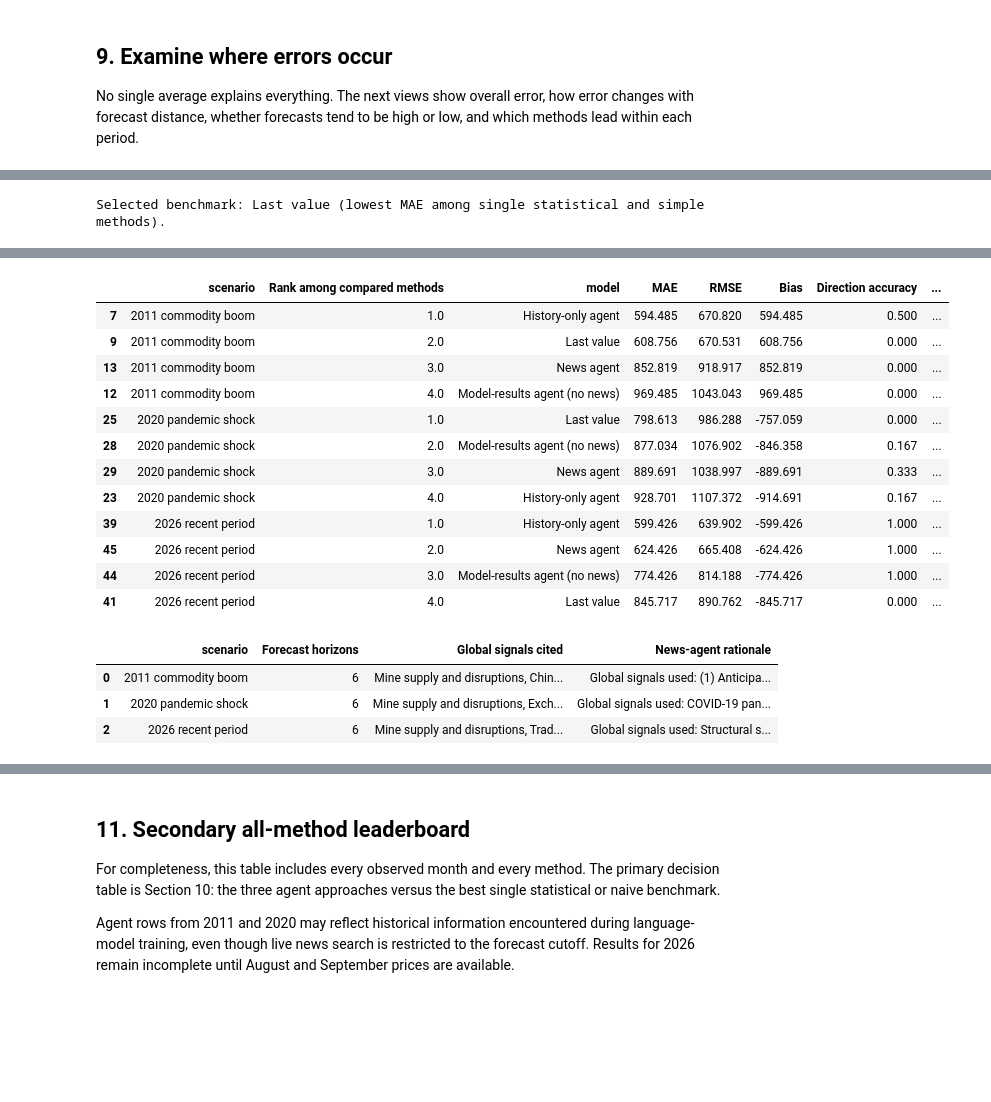
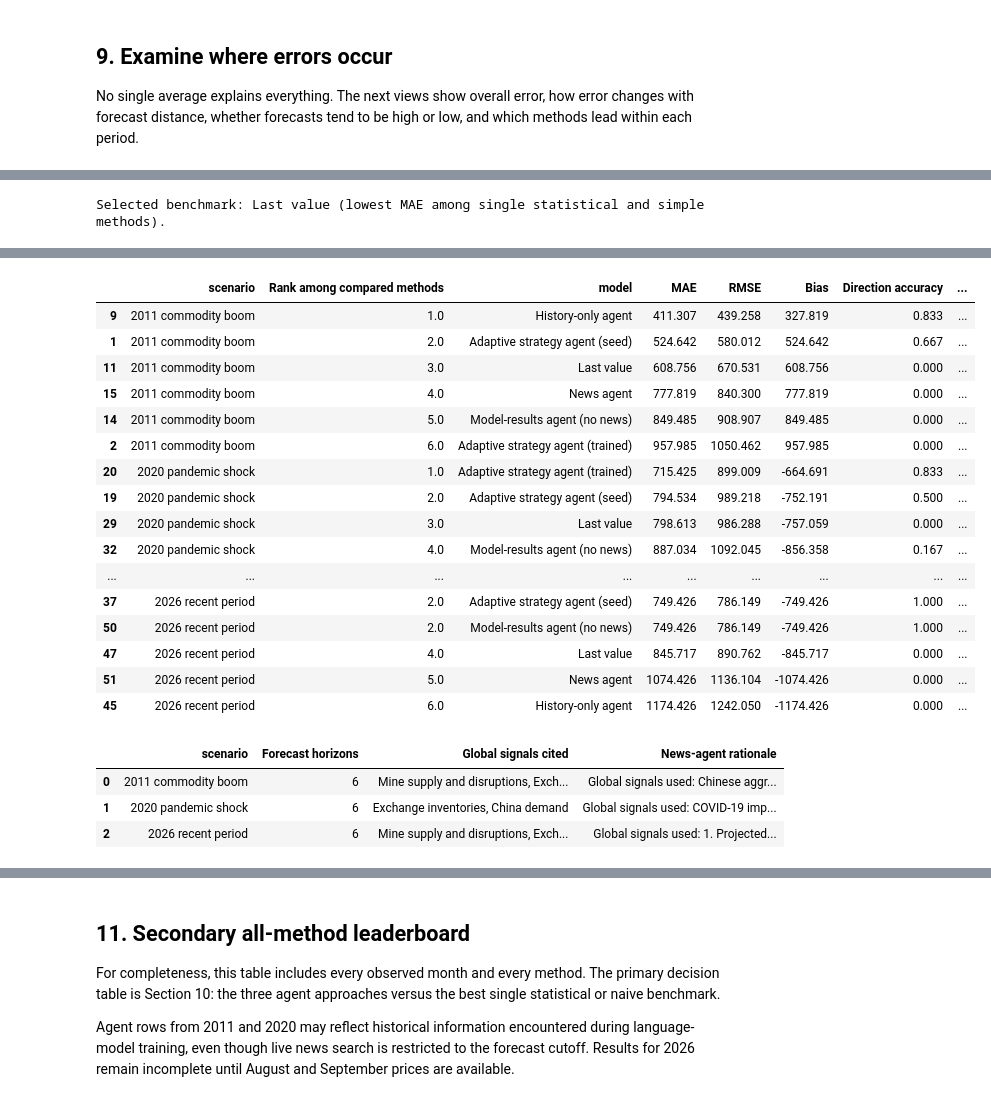
Before and after one commit to SumitSharma-Hitachi/agentic-forecasting, a Jupyter notebook: implementations/copper_forecasting/02_copper_backtest_analysis.ipynb, the cells around one changed output, grey strips where cells are left out. Cells and saved outputs as stored; diff of their text form; code cells hidden in the pictures; blank space fills up the shorter version.

Commit message:
feat: add adaptive agent

```diff
--- a/implementations/copper_forecasting/02_copper_backtest_analysis.ipynb
+++ b/implementations/copper_forecasting/02_copper_backtest_analysis.ipynb
@@ -528,4 +541,7 @@ All three run in the main comparison. They require configured model credentials
 # %%
+if (RUN_MODEL_PANEL_AGENT or RUN_ADAPTIVE_SEED_AGENT or RUN_ADAPTIVE_TRAINED_AGENT) and not RUN_NUMERICAL_METHODS:
+    raise ValueError("Model-panel and adaptive agents require RUN_NUMERICAL_METHODS=True.")
+
 agent_predictors = {}
 if RUN_HISTORY_AGENT:
     agent_predictors["History-only agent"] = build_copper_agent_predictor(
@@ -539,6 +555,23 @@ if RUN_MODEL_PANEL_AGENT:
 if RUN_NEWS_AGENT:
     agent_predictors["News agent"] = build_copper_agent_predictor(
         build_copper_news_config(model=AGENT_MODEL)
+    )
+
+adaptive_variants = [
+    (RUN_ADAPTIVE_SEED_AGENT, "Adaptive strategy agent (seed)", SEED_STRATEGY_DIR),
+    (RUN_ADAPTIVE_TRAINED_AGENT, "Adaptive strategy agent (trained)", TRAINED_STRATEGY_DIR),
+]
+for enabled, model_name, strategy_dir in adaptive_variants:
+    if not enabled:
+        continue
+    if not (strategy_dir / "SKILL.md").is_file():
+        raise FileNotFoundError(
+            f"{model_name} requires {strategy_dir / 'SKILL.md'}. "
+            "Create and freeze the strategy before enabling this protected evaluation."
+        )
+    agent_predictors[model_name] = build_copper_adaptive_predictor(
+        build_copper_adaptive_config(strategy_dir, model=AGENT_MODEL),
+        model_panels,
     )
 
 all_rows = list(results_rows)
@@ -910,8 +1033,17 @@ The news-signal audit reports only signals the agent says affected its forecast.
 # %%
-AGENT_NAMES = [
+DEFAULT_AGENT_NAMES = [
     "History-only agent",
     "Model-results agent (no news)",
     "News agent",
+]
+ADAPTIVE_AGENT_NAMES = [
+    "Adaptive strategy agent (seed)",
+    "Adaptive strategy agent (trained)",
+]
+AGENT_NAMES = [
+    name
+    for name in [*DEFAULT_AGENT_NAMES, *ADAPTIVE_AGENT_NAMES]
+    if name in agent_predictors
 ]
 BENCHMARK_FAMILIES = ["Simple baseline", "Statistical model"]
 
@@ -1014,7 +1146,7 @@ comparison_figure = px.bar(
     x="model",
     y="MAE",
     color="family",
-    title=f"Main comparison: three agent designs versus {benchmark_name}",
+    title=f"Main comparison: enabled agent designs versus {benchmark_name}",
     labels={"model": "Method", "MAE": "MAE (USD per metric ton)", "family": "Method family"},
     color_discrete_map={"Agent": COPPER, "Simple baseline": CHARCOAL, "Statistical model": TEAL},
 )
@@ -1104,8 +1236,14 @@ else:
         )
         display(signal_coverage)
 
-if not missing_agents:
-    best_agent = main_comparison.loc[main_comparison["family"] == "Agent"].sort_values("MAE").iloc[0]
+available_agent_scores = main_comparison.loc[main_comparison["family"] == "Agent"]
+if not available_agent_scores.empty:
+    best_agent = available_agent_scores.sort_values("MAE").iloc[0]
+    print(
+        f"Best enabled agent by MAE: {best_agent['model']} at {best_agent['MAE']:,.0f} USD per metric ton."
+    )
+
+if "News agent" in set(main_comparison["model"]):
     news_score = main_comparison.loc[main_comparison["model"] == "News agent"].iloc[0]
     cited_signals = sorted(
         {
@@ -1115,9 +1253,6 @@ if not missing_agents:
         }
     )
     print(
-        f"Best agent by MAE: {best_agent['model']} at {best_agent['MAE']:,.0f} USD per metric ton."
-    )
-    print(
         f"News agent MAE: {news_score['MAE']:,.0f}; paired improvement versus {benchmark_name}: "
         f"{news_score['MAE improvement vs benchmark (%)']:.1f}%."
     )
@@ -1132,18 +1269,22 @@ Selected benchmark: Last value (lowest MAE among single statistical and simple m
 |  | scenario | Rank among compared methods | model | MAE | RMSE | Bias | Direction accuracy | ... |
-| 7 | 2011 commodity boom | 1.0 | History-only agent | 594.485 | 670.820 | 594.485 | 0.500 | ... |
-| 9 | 2011 commodity boom | 2.0 | Last value | 608.756 | 670.531 | 608.756 | 0.000 | ... |
-| 13 | 2011 commodity boom | 3.0 | News agent | 852.819 | 918.917 | 852.819 | 0.000 | ... |
-| 12 | 2011 commodity boom | 4.0 | Model-results agent (no news) | 969.485 | 1043.043 | 969.485 | 0.000 | ... |
-| 25 | 2020 pandemic shock | 1.0 | Last value | 798.613 | 986.288 | -757.059 | 0.000 | ... |
-| 28 | 2020 pandemic shock | 2.0 | Model-results agent (no news) | 877.034 | 1076.902 | -846.358 | 0.167 | ... |
-| 29 | 2020 pandemic shock | 3.0 | News agent | 889.691 | 1038.997 | -889.691 | 0.333 | ... |
-| 23 | 2020 pandemic shock | 4.0 | History-only agent | 928.701 | 1107.372 | -914.691 | 0.167 | ... |
-| 39 | 2026 recent period | 1.0 | History-only agent | 599.426 | 639.902 | -599.426 | 1.000 | ... |
-| 45 | 2026 recent period | 2.0 | News agent | 624.426 | 665.408 | -624.426 | 1.000 | ... |
-| 44 | 2026 recent period | 3.0 | Model-results agent (no news) | 774.426 | 814.188 | -774.426 | 1.000 | ... |
-| 41 | 2026 recent period | 4.0 | Last value | 845.717 | 890.762 | -845.717 | 0.000 | ... |
+| 9 | 2011 commodity boom | 1.0 | History-only agent | 411.307 | 439.258 | 327.819 | 0.833 | ... |
+| 1 | 2011 commodity boom | 2.0 | Adaptive strategy agent (seed) | 524.642 | 580.012 | 524.642 | 0.667 | ... |
+| 11 | 2011 commodity boom | 3.0 | Last value | 608.756 | 670.531 | 608.756 | 0.000 | ... |
+| 15 | 2011 commodity boom | 4.0 | News agent | 777.819 | 840.300 | 777.819 | 0.000 | ... |
+| 14 | 2011 commodity boom | 5.0 | Model-results agent (no news) | 849.485 | 908.907 | 849.485 | 0.000 | ... |
+| 2 | 2011 commodity boom | 6.0 | Adaptive strategy agent (trained) | 957.985 | 1050.462 | 957.985 | 0.000 | ... |
+| 20 | 2020 pandemic shock | 1.0 | Adaptive strategy agent (trained) | 715.425 | 899.009 | -664.691 | 0.833 | ... |
+| 19 | 2020 pandemic shock | 2.0 | Adaptive strategy agent (seed) | 794.534 | 989.218 | -752.191 | 0.500 | ... |
+| 29 | 2020 pandemic shock | 3.0 | Last value | 798.613 | 986.288 | -757.059 | 0.000 | ... |
+| 32 | 2020 pandemic shock | 4.0 | Model-results agent (no news) | 887.034 | 1092.045 | -856.358 | 0.167 | ... |
+| ... | ... | ... | ... | ... | ... | ... | ... | ... |
+| 37 | 2026 recent period | 2.0 | Adaptive strategy agent (seed) | 749.426 | 786.149 | -749.426 | 1.000 | ... |
+| 50 | 2026 recent period | 2.0 | Model-results agent (no news) | 749.426 | 786.149 | -749.426 | 1.000 | ... |
+| 47 | 2026 recent period | 4.0 | Last value | 845.717 | 890.762 | -845.717 | 0.000 | ... |
+| 51 | 2026 recent period | 5.0 | News agent | 1074.426 | 1136.104 | -1074.426 | 0.000 | ... |
+| 45 | 2026 recent period | 6.0 | History-only agent | 1174.426 | 1242.050 | -1174.426 | 0.000 | ... |
 |  | scenario | Forecast horizons | Global signals cited | News-agent rationale |
-| 0 | 2011 commodity boom | 6 | Mine supply and disruptions, Chin... | Global signals used: (1) Anticipa... |
-| 1 | 2020 pandemic shock | 6 | Mine supply and disruptions, Exch... | Global signals used: COVID-19 pan... |
-| 2 | 2026 recent period | 6 | Mine supply and disruptions, Trad... | Global signals used: Structural s... |
+| 0 | 2011 commodity boom | 6 | Mine supply and disruptions, Exch... | Global signals used: Chinese aggr... |
+| 1 | 2020 pandemic shock | 6 | Exchange inventories, China demand | Global signals used: COVID-19 imp... |
+| 2 | 2026 recent period | 6 | Mine supply and disruptions, Exch... | Global signals used: 1. Projected... |
 |  | signal | Periods cited |
```
Also changed, not shown: parts of 17 cells of this notebook, 5 other files.
